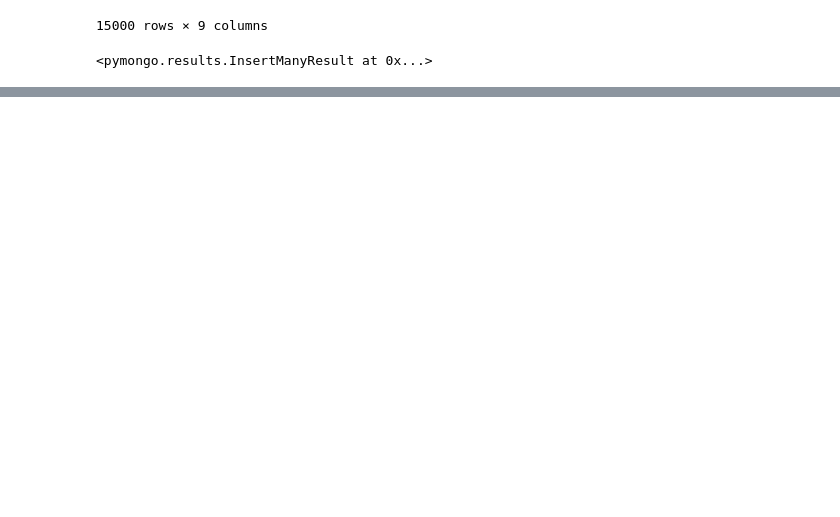
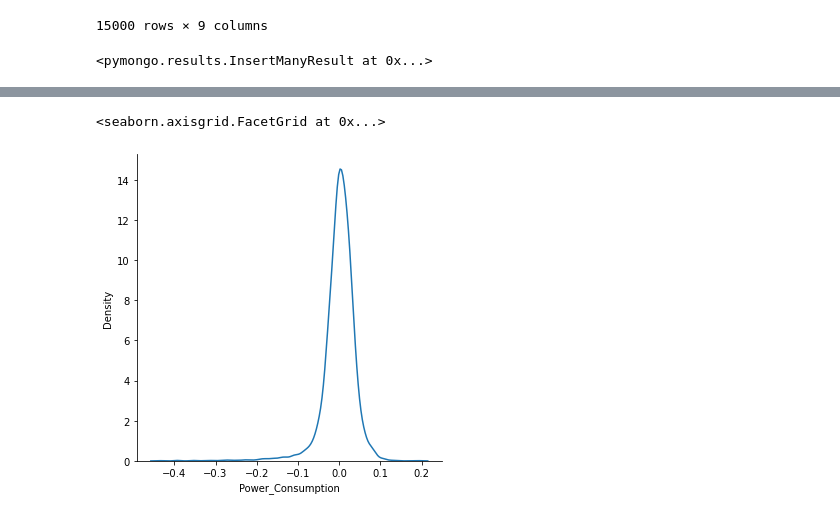
Before and after one commit to wiznikvibe/mlpractical, a Jupyter notebook: EDA_FE.ipynb, the cells around one changed output, grey strips where cells are left out. Cells and saved outputs as stored; diff of their text form; code cells hidden in the pictures; blank space fills up the shorter version.

```diff
--- a/EDA_FE.ipynb
+++ b/EDA_FE.ipynb
@@ -109,0 +167,3 @@ print(score)
+# %%
+ridge = Ridge()
+ridge.fit(X_train,y_train)
@@ -109,0 +181,3 @@ print(score)
+# %%
+ridge_pred = ridge.predict(X_test)
+ridge_pred
@@ -109,0 +187,5 @@ print(score)
+# %%
+plt.scatter(y_test,ridge_pred)
+plt.ylabel("Model Prediction")
+plt.xlabel("Actual Output")
+plt.rcParams["figure.figsize"] = (12,8)
@@ -109,0 +194,6 @@ print(score)
+# %%
+ridge_residuals = y_test - ridge_pred
+sns.displot(ridge_residuals, kind='kde')
+# %% [output]
+<seaborn.axisgrid.FacetGrid at 0x...>
+[figure, added]
```
Also changed, not shown: parts of 46 cells of this notebook, 1 other file.
